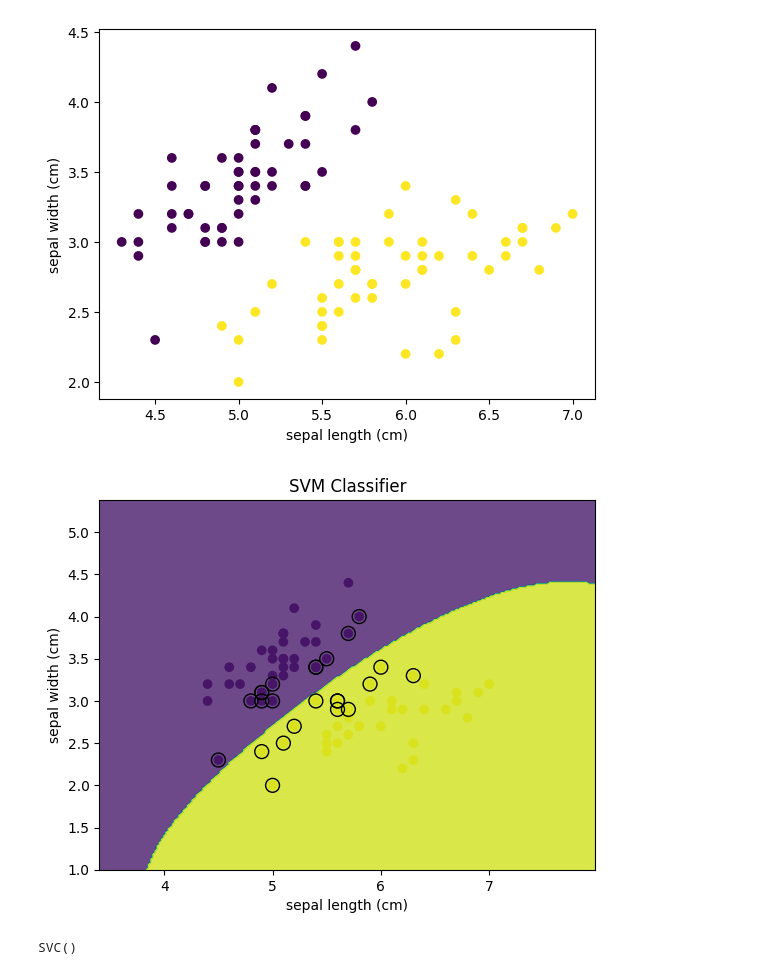
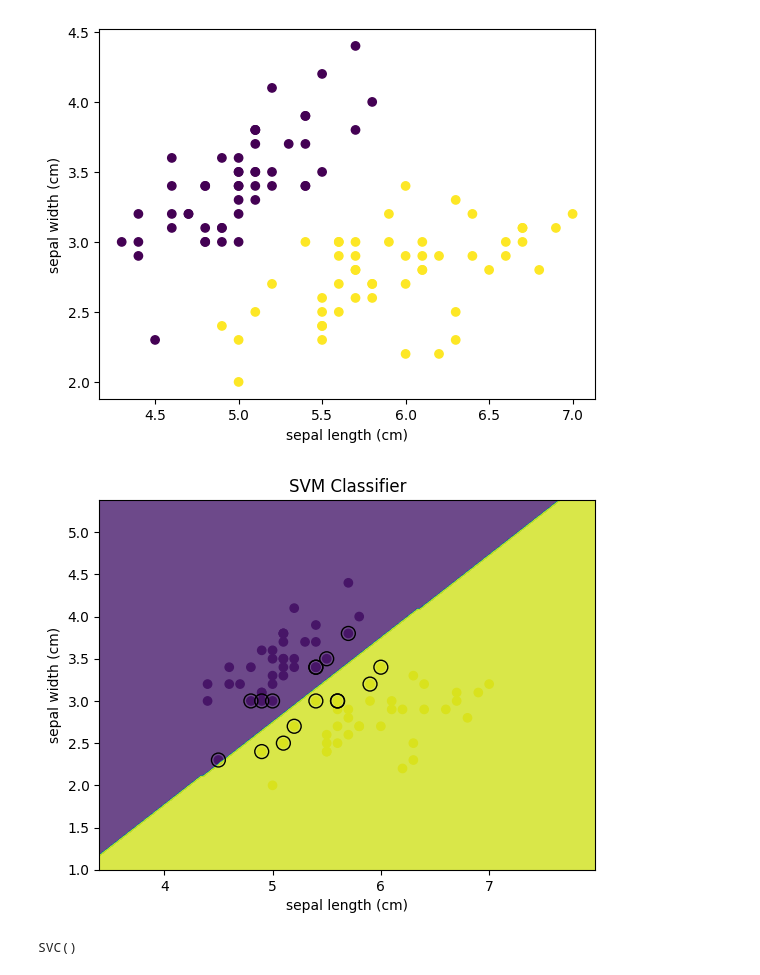
Before and after one commit to lebrislo/sklearn-model-selection, a Jupyter notebook: svm-classification-2d.ipynb, the cells around one changed output. Drawn from its saved outputs; the diff is of its cells as text; code cells hidden in the pictures.

```diff
--- a/svm-classification-2d.ipynb
+++ b/svm-classification-2d.ipynb
@@ -25,34 +25,34 @@ plt.show()
 # %%
 from sklearn.model_selection import train_test_split
 
 X_train, X_test, y_train, y_test = train_test_split(df[['sepal length (cm)', 'sepal width (cm)']], df['target'], random_state=0)
 
 # Create the SVM classifier
-svm_classifier = SVC()
+svm_classifier = SVC(kernel='linear', C=1.0)
 
 # Fit the classifier to the training data
 svm_classifier.fit(X_train, y_train)
 
 # Plot the margin
 plt.figure()
 plt.scatter(X_train['sepal length (cm)'], X_train['sepal width (cm)'], c=y_train)
 plt.xlabel('sepal length (cm)')
 plt.ylabel('sepal width (cm)')
 
 # Create a meshgrid to plot the decision boundary
 x_min, x_max = X_train['sepal length (cm)'].min() - 1, X_train['sepal length (cm)'].max() + 1
 y_min, y_max = X_train['sepal width (cm)'].min() - 1, X_train['sepal width (cm)'].max() + 1
 xx, yy = np.meshgrid(np.arange(x_min, x_max, 0.02), np.arange(y_min, y_max, 0.02))
 Z = svm_classifier.predict(np.c_[xx.ravel(), yy.ravel()])
 Z = Z.reshape(xx.shape)
 
 # Plot the decision boundary and margin
 plt.contourf(xx, yy, Z, alpha=0.8)
 plt.scatter(svm_classifier.support_vectors_[:, 0], svm_classifier.support_vectors_[:, 1], s=100, facecolors='none', edgecolors='k')
 plt.title('SVM Classifier')
 plt.show()
 # %% [output]
-[figure, old version]
+[figure, new version]
 # %%
 df = pd.DataFrame(load_iris().data, columns=load_iris().feature_names)
 df['target'] = load_iris().target
```
Also changed, not shown: 1 other file.
